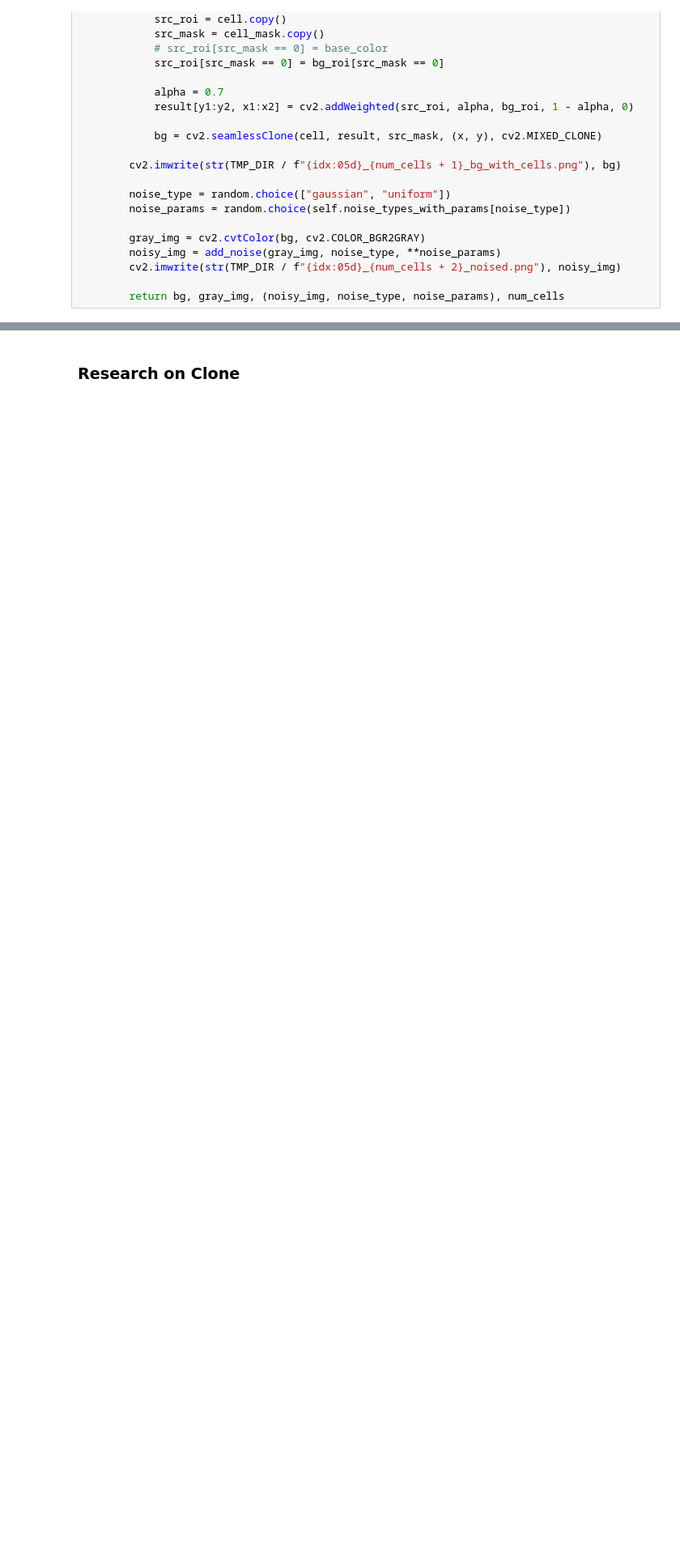
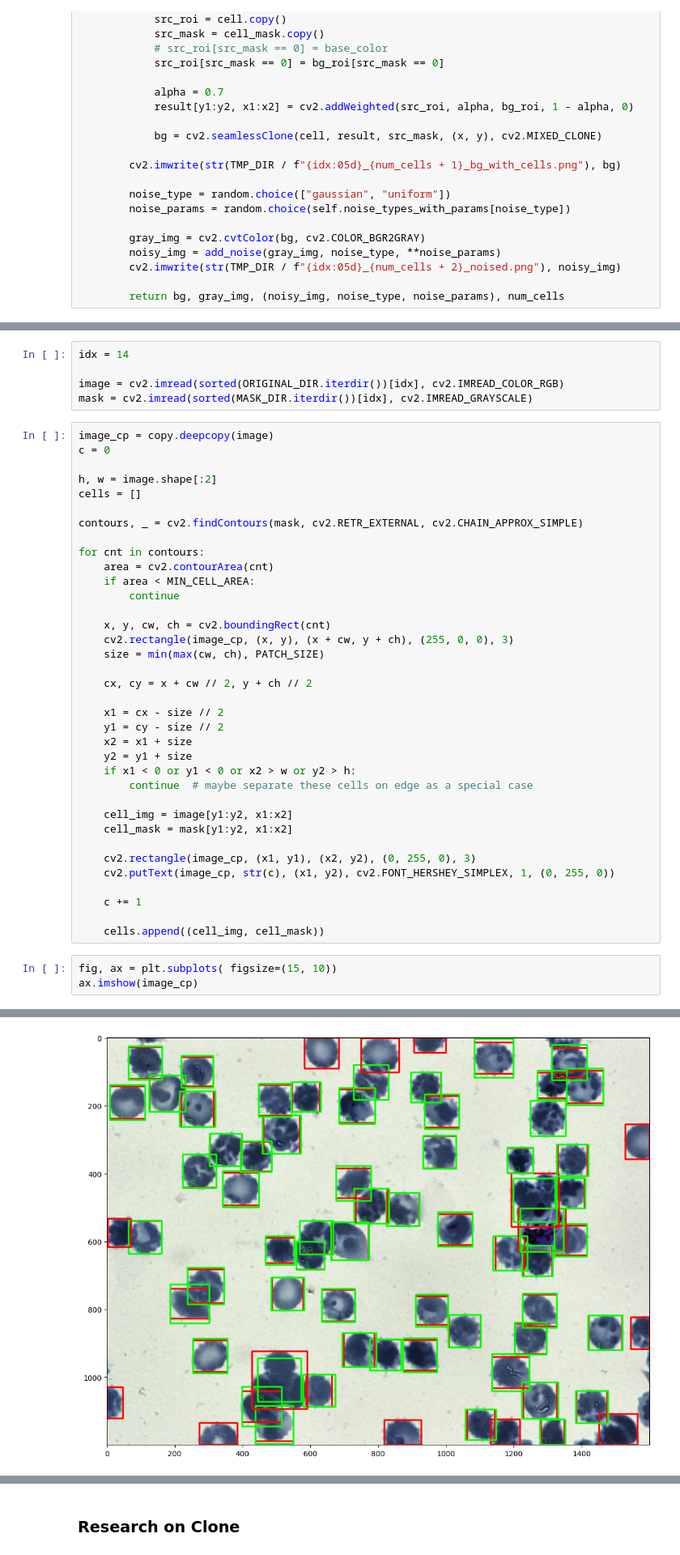
Before and after one commit to AveZorgen/2d-graphics, a Jupyter notebook: hw2.ipynb, the cells around one changed output, grey strips where cells are left out. Shown at 81% size. Saved outputs shown, nothing was run; the diff lists cells and outputs as text; blank space fills up the shorter version.

```diff
--- a/hw2.ipynb
+++ b/hw2.ipynb
@@ -498,0 +503,45 @@ dataset.fit((bg_patches, bg_masks, cell_data))
+# %%
+idx = 14
+
+image = cv2.imread(sorted(ORIGINAL_DIR.iterdir())[idx], cv2.IMREAD_COLOR_RGB)
+mask = cv2.imread(sorted(MASK_DIR.iterdir())[idx], cv2.IMREAD_GRAYSCALE)
+# %%
+image_cp = copy.deepcopy(image)
+c = 0
+
+h, w = image.shape[:2]
+cells = []
+
+contours, _ = cv2.findContours(mask, cv2.RETR_EXTERNAL, cv2.CHAIN_APPROX_SIMPLE)
+
+for cnt in contours:
+    area = cv2.contourArea(cnt)
+    if area < MIN_CELL_AREA:
+        continue
+
+    x, y, cw, ch = cv2.boundingRect(cnt)
+    cv2.rectangle(image_cp, (x, y), (x + cw, y + ch), (255, 0, 0), 3)
+    size = min(max(cw, ch), PATCH_SIZE)
+
+    cx, cy = x + cw // 2, y + ch // 2
+
+    x1 = cx - size // 2
+    y1 = cy - size // 2
+    x2 = x1 + size
+    y2 = y1 + size
+    if x1 < 0 or y1 < 0 or x2 > w or y2 > h:
+        continue  # maybe separate these cells on edge as a special case
+
+    cell_img = image[y1:y2, x1:x2]
+    cell_mask = mask[y1:y2, x1:x2]
+
+    cv2.rectangle(image_cp, (x1, y1), (x2, y2), (0, 255, 0), 3)
+    cv2.putText(image_cp, str(c), (x1, y2), cv2.FONT_HERSHEY_SIMPLEX, 1, (0, 255, 0))
+
+    c += 1
+
+    cells.append((cell_img, cell_mask))
+# %%
+fig, ax = plt.subplots( figsize=(15, 10))
+ax.imshow(image_cp)
+# %% [output]
@@ -498,0 +549 @@ dataset.fit((bg_patches, bg_masks, cell_data))
+[figure, added]
```
Also changed, not shown: parts of 12 cells of this notebook.
